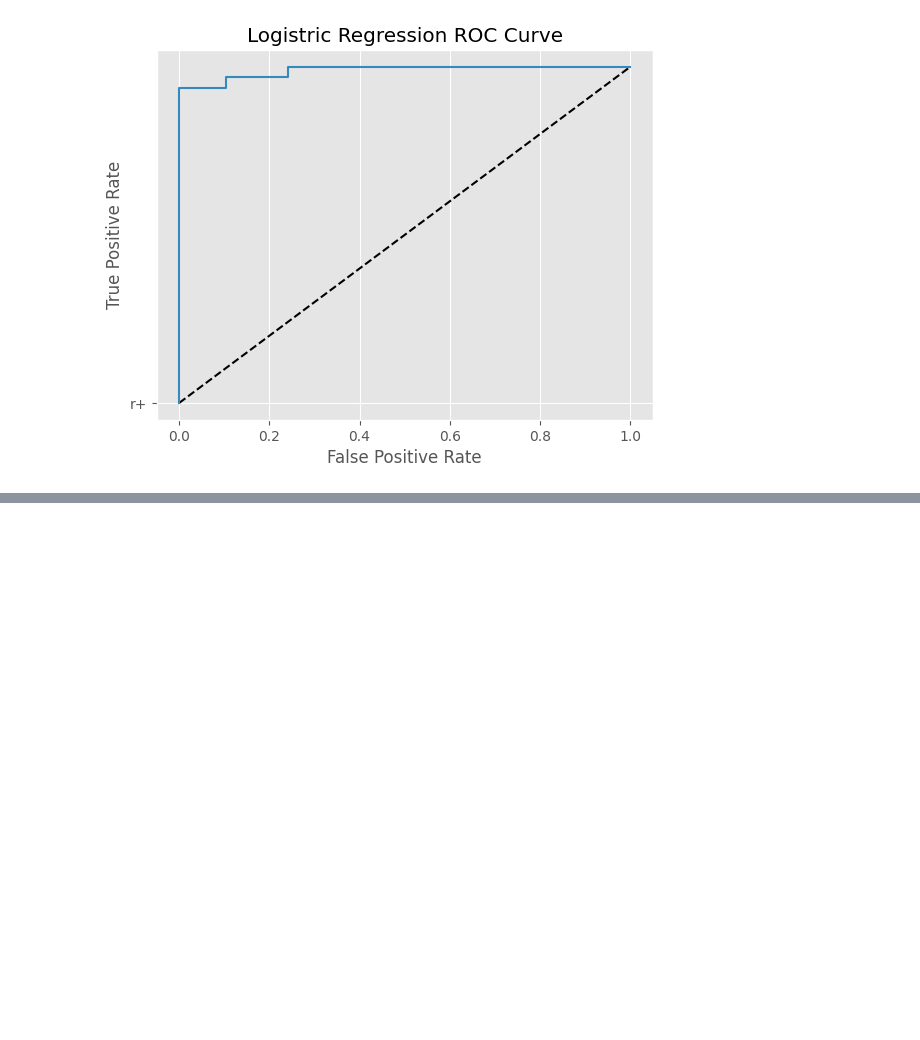
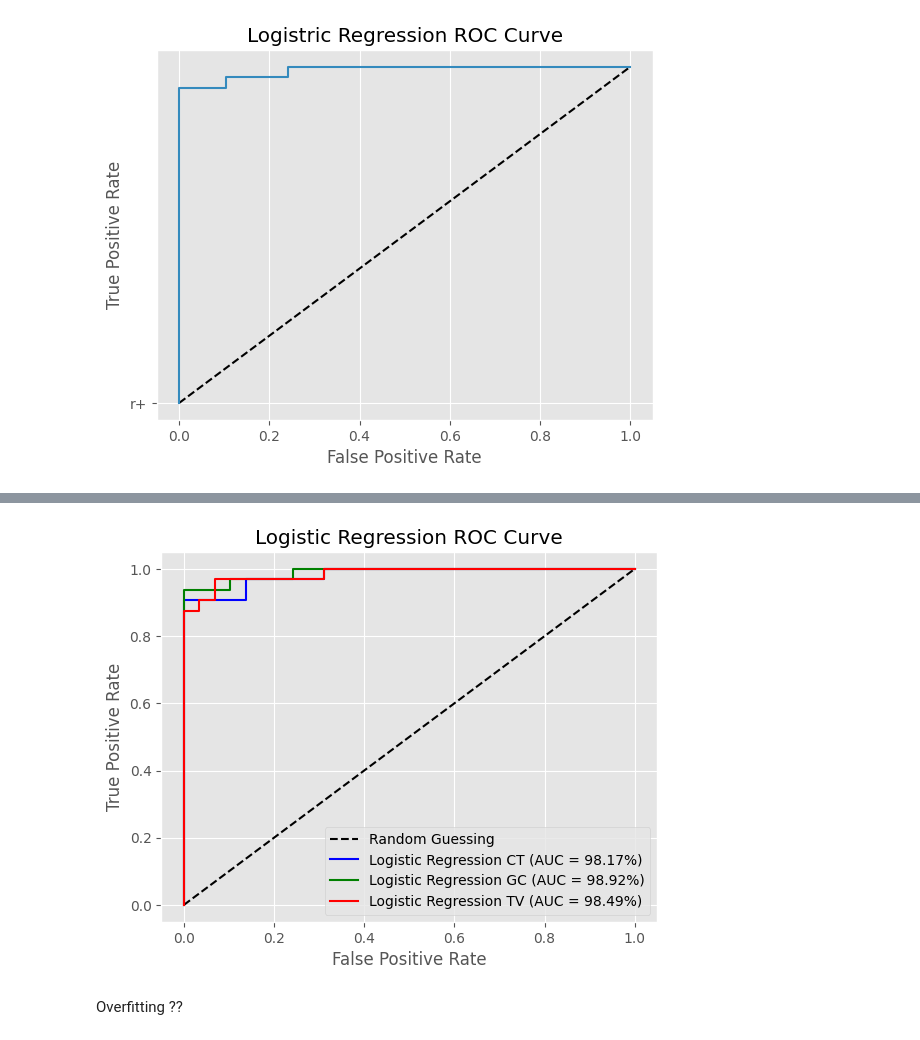
Before and after one commit to SharkyStacky/Learning-ML-Python, a Jupyter notebook: first_steps/8-Modeling.ipynb, the cells around one changed output, grey strips where cells are left out. Saved outputs shown, nothing was run; the diff lists cells and outputs as text; code cells hidden in the pictures; blank space fills up the shorter version.

```diff
--- a/first_steps/8-Modeling.ipynb
+++ b/first_steps/8-Modeling.ipynb
@@ -193,0 +311,45 @@ plt.show()
+# %%
+import matplotlib.pyplot as plt
+from sklearn.metrics import roc_curve, roc_auc_score
+
+# Calculating the probabilities
+y_pred_prob_CT = logreg_CT.predict_proba(X_test)[:, 1]
+y_pred_prob_GC = logreg_GC.predict_proba(X_test)[:, 1]
+y_pred_prob_TV = logreg_TV.predict_proba(X_test)[:, 1]
+
+# Calculating FPR, TPR, and thresholds for each model
+fpr_CT, tpr_CT, thresholds_CT = roc_curve(y_test, y_pred_prob_CT)
+auc_CT = roc_auc_score(y_test, y_pred_prob_CT) * 100
+
+fpr_GC, tpr_GC, thresholds_GC = roc_curve(y_test, y_pred_prob_GC)
+auc_GC = roc_auc_score(y_test, y_pred_prob_GC) * 100
+
+fpr_TV, tpr_TV, thresholds_TV = roc_curve(y_test, y_pred_prob_TV)
+auc_TV = roc_auc_score(y_test, y_pred_prob_TV) * 100
+
+# Plotting the ROC curves
+plt.plot([0, 1], [0, 1], "k--", label='Random Guessing')
+
+plt.plot(fpr_CT, tpr_CT, label=f'Logistic Regression CT (AUC = {auc_CT:.2f}%)', color='blue')
+plt.plot(fpr_GC, tpr_GC, label=f'Logistic Regression GC (AUC = {auc_GC:.2f}%)', color='green')
+plt.plot(fpr_TV, tpr_TV, label=f'Logistic Regression TV (AUC = {auc_TV:.2f}%)', color='red')
+
+# Adding labels to the axes
+plt.xlabel("False Positive Rate")
+plt.ylabel("True Positive Rate")
+
+# Adding a title to the plot
+plt.title("Logistic Regression ROC Curve")
+
+# Adding a legend
+plt.legend(loc='lower right')
+
+# Adding grid lines for better readability
+plt.grid(True)
+
+# Show the plot
+plt.show()
+# %% [output]
+[figure, added]
+# %% [markdown]
+Overfitting ??
```
Also changed, not shown: parts of 18 cells of this notebook, 2 other files.
